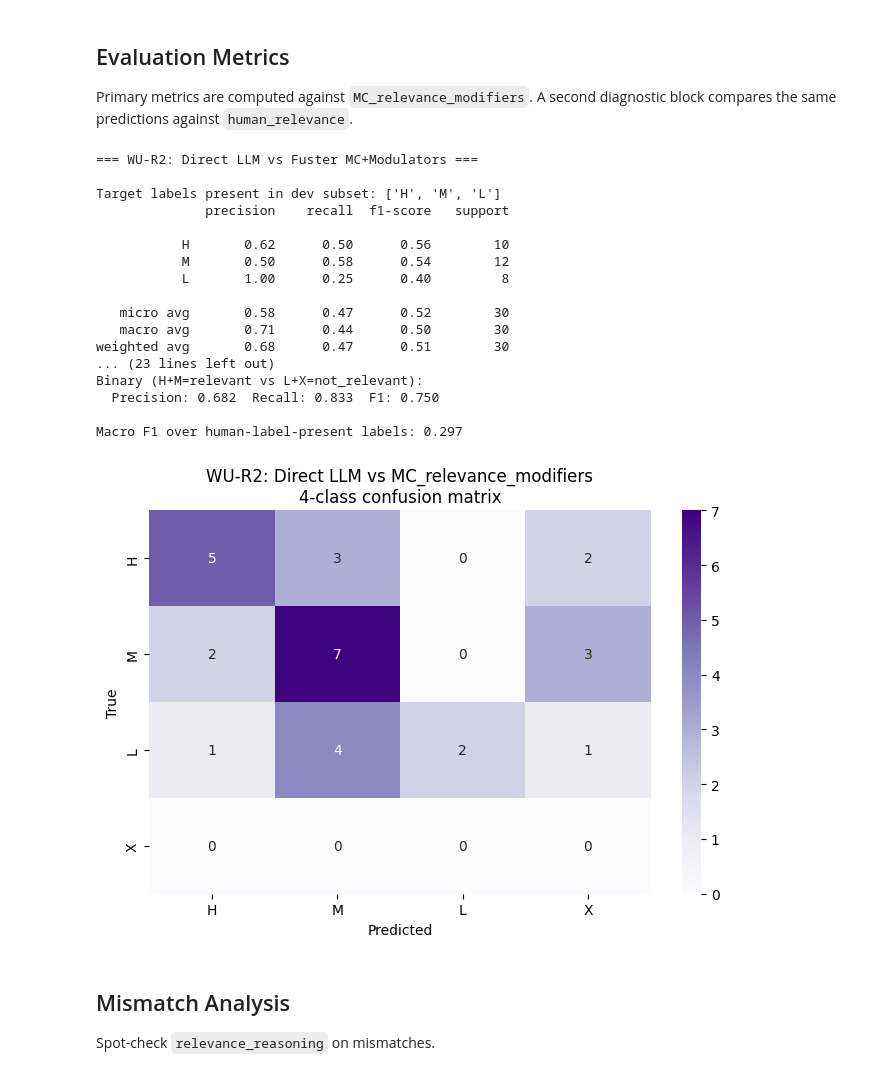
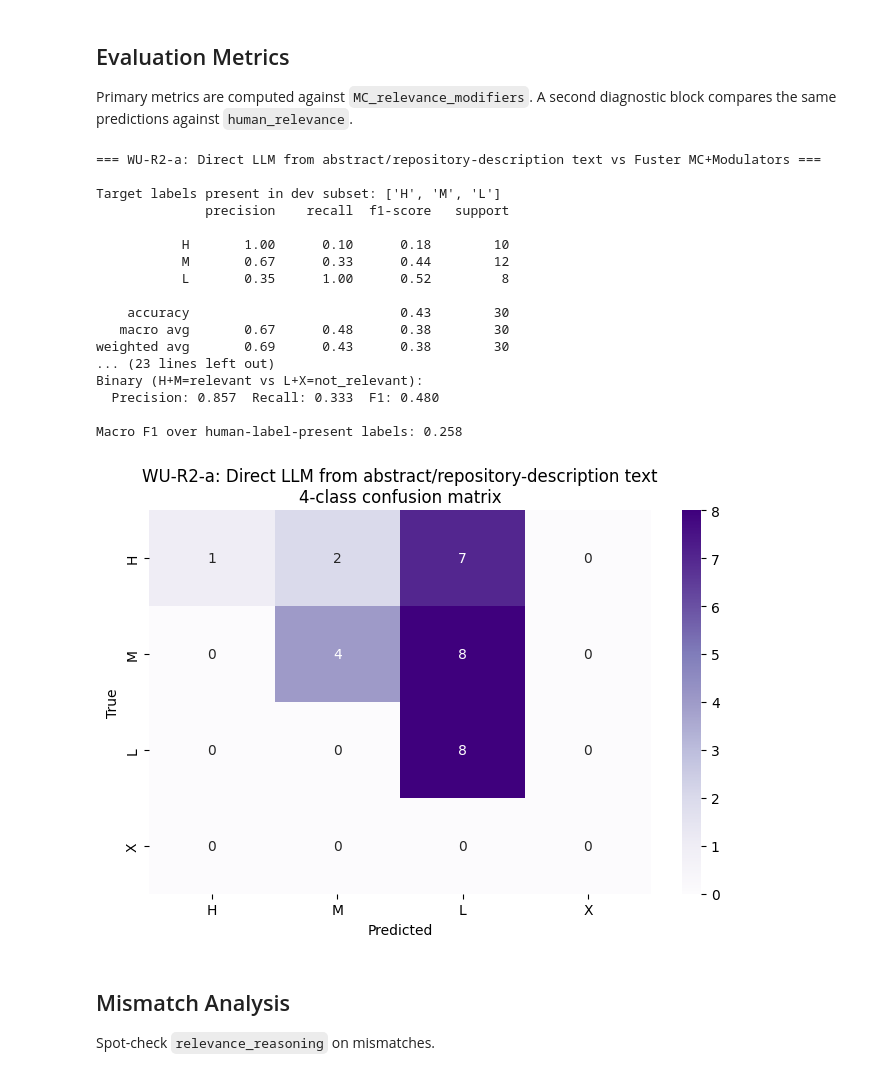
Before and after one commit to BiodiversiteQuebec/llm_metadata, a Jupyter notebook: notebooks/relevance_llm_direct.ipynb, the cells around one changed output. Drawn from its saved outputs; the diff is of its cells as text; code cells hidden in the pictures.

Commit message:
Split direct relevance classification into text and PDF variants

```diff
--- a/notebooks/relevance_llm_direct.ipynb
+++ b/notebooks/relevance_llm_direct.ipynb
@@ -179,7 +164,7 @@ MODEL = "gpt-5-mini"
 REASONING = {"effort": "low"}
 MAX_OUTPUT_TOKENS = 4096
 
-CACHE_DIR = Path("cache/relevance_llm_direct")
+CACHE_DIR = Path("cache/relevance_llm_direct_abstract")
 CACHE_DIR.mkdir(parents=True, exist_ok=True)
 memory = Memory(str(CACHE_DIR), verbose=0)
 
@@ -361,7 +347,7 @@ y_true = results_df["gt_relevance"]
 y_pred = results_df["pred_relevance"]
 present_labels = [label for label in labels if label in set(y_true)]
 
-print("=== WU-R2: Direct LLM vs Fuster MC+Modulators ===\n")
+print("=== WU-R2-A: Direct LLM from abstract/repository-description text vs Fuster MC+Modulators ===\n")
 print("Target labels present in dev subset:", present_labels)
 print(classification_report(y_true, y_pred, labels=present_labels, zero_division=0))
 
@@ -404,36 +390,36 @@ print("\nBinary (H+M=relevant vs L+X=not_relevant):")
 print(f"  Precision: {p_r2_human:.3f}  Recall: {r_r2_human:.3f}  F1: {f1_r2_human:.3f}")
 print(f"\nMacro F1 over human-label-present labels: {macro_f1_r2_human:.3f}")
 # %% [output]
-=== WU-R2: Direct LLM vs Fuster MC+Modulators ===
+=== WU-R2-a: Direct LLM from abstract/repository-description text vs Fuster MC+Modulators ===
 
 Target labels present in dev subset: ['H', 'M', 'L']
               precision    recall  f1-score   support
 
-           H       0.62      0.50      0.56        10
-           M       0.50      0.58      0.54        12
-           L       1.00      0.25      0.40         8
+           H       1.00      0.10      0.18        10
+           M       0.67      0.33      0.44        12
+           L       0.35      1.00      0.52         8
 
-   micro avg       0.58      0.47      0.52        30
-   macro avg       0.71      0.44      0.50        30
-weighted avg       0.68      0.47      0.51        30
+    accuracy                           0.43        30
+   macro avg       0.67      0.48      0.38        30
+weighted avg       0.69      0.43      0.38        30
 ... (23 lines left out)
 Binary (H+M=relevant vs L+X=not_relevant):
-  Precision: 0.682  Recall: 0.833  F1: 0.750
+  Precision: 0.857  Recall: 0.333  F1: 0.480
 
-Macro F1 over human-label-present labels: 0.297
+Macro F1 over human-label-present labels: 0.258
 # %%
 fig, ax = plt.subplots(figsize=(7, 5))
 cm = confusion_matrix(y_true, y_pred, labels=labels)
 sns.heatmap(cm, annot=True, fmt="d", xticklabels=labels, yticklabels=labels,
             cmap="Purples", ax=ax)
-ax.set_title("WU-R2: Direct LLM vs MC_relevance_modifiers\n4-class confusion matrix")
+ax.set_title("WU-R2-A: Direct LLM from abstract/repository-description text\n4-class confusion matrix")
 ax.set_xlabel("Predicted")
 ax.set_ylabel("True")
 plt.tight_layout()
 plt.savefig("notebooks/results/relevance_llm_direct_confusion.png", dpi=150, bbox_inches="tight")
 plt.show()
 # %% [output]
-[figure, old version]
+[figure, new version]
 # %% [markdown]
 ## Mismatch Analysis
 
```
Also changed, not shown: parts of 10 cells of this notebook, 12 other files.
